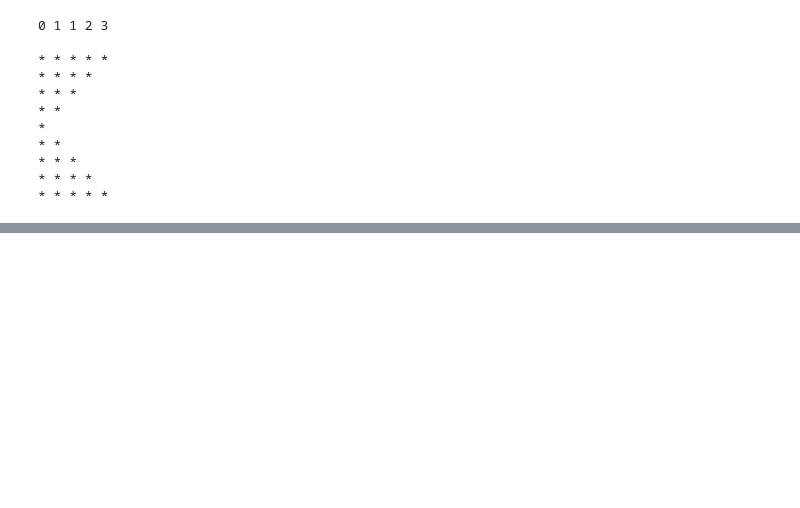
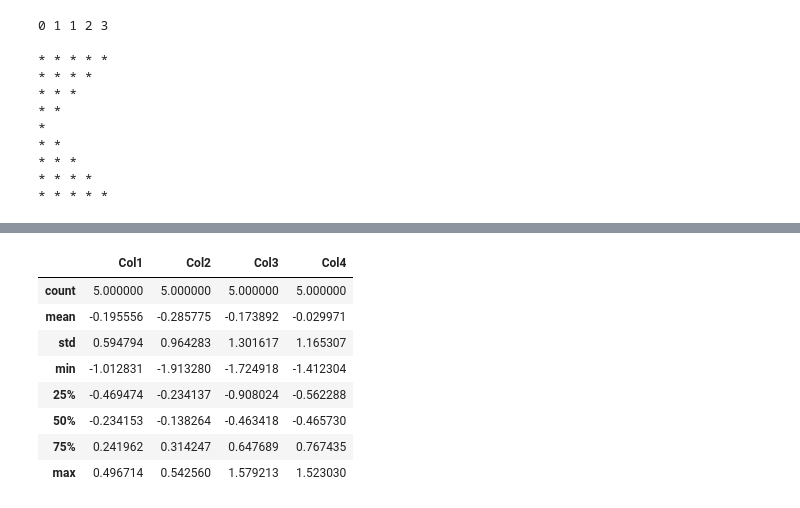
Before and after one commit to Tam05PU/Exercise-Portfolio, a Jupyter notebook: portfolio/exercises.ipynb, the cells around one changed output, grey strips where cells are left out. Saved outputs shown, nothing was run; the diff lists cells and outputs as text; code cells hidden in the pictures; blank space fills up the shorter version.

```diff
--- a/portfolio/exercises.ipynb
+++ b/portfolio/exercises.ipynb
@@ -39,0 +219,10 @@ for i in range(2,n + 1):
+# %%
+#question 11
+import pandas as pd
+import numpy as np
+
+np.random.seed(42)
+df = pd.DataFrame(data=np.random.randn(5,4),
+                  index=['A', 'B', 'C', 'D', 'E'],
+                  columns=['Col1', 'Col2', 'Col3', 'Col4']
+                  )
@@ -39,0 +256,12 @@ for i in range(2,n + 1):
+# %%
+df.describe()  #display the statictics
+# %% [output]
+|  | Col1 | Col2 | Col3 | Col4 |
+| count | 5.000000 | 5.000000 | 5.000000 | 5.000000 |
+| mean | -0.195556 | -0.285775 | -0.173892 | -0.029971 |
+| std | 0.594794 | 0.964283 | 1.301617 | 1.165307 |
+| min | -1.012831 | -1.913280 | -1.724918 | -1.412304 |
+| 25% | -0.469474 | -0.234137 | -0.908024 | -0.562288 |
+| 50% | -0.234153 | -0.138264 | -0.463418 | -0.465730 |
+| 75% | 0.241962 | 0.314247 | 0.647689 | 0.767435 |
+| max | 0.496714 | 0.542560 | 1.579213 | 1.523030 |
```
Also changed, not shown: parts of 16 cells of this notebook.
